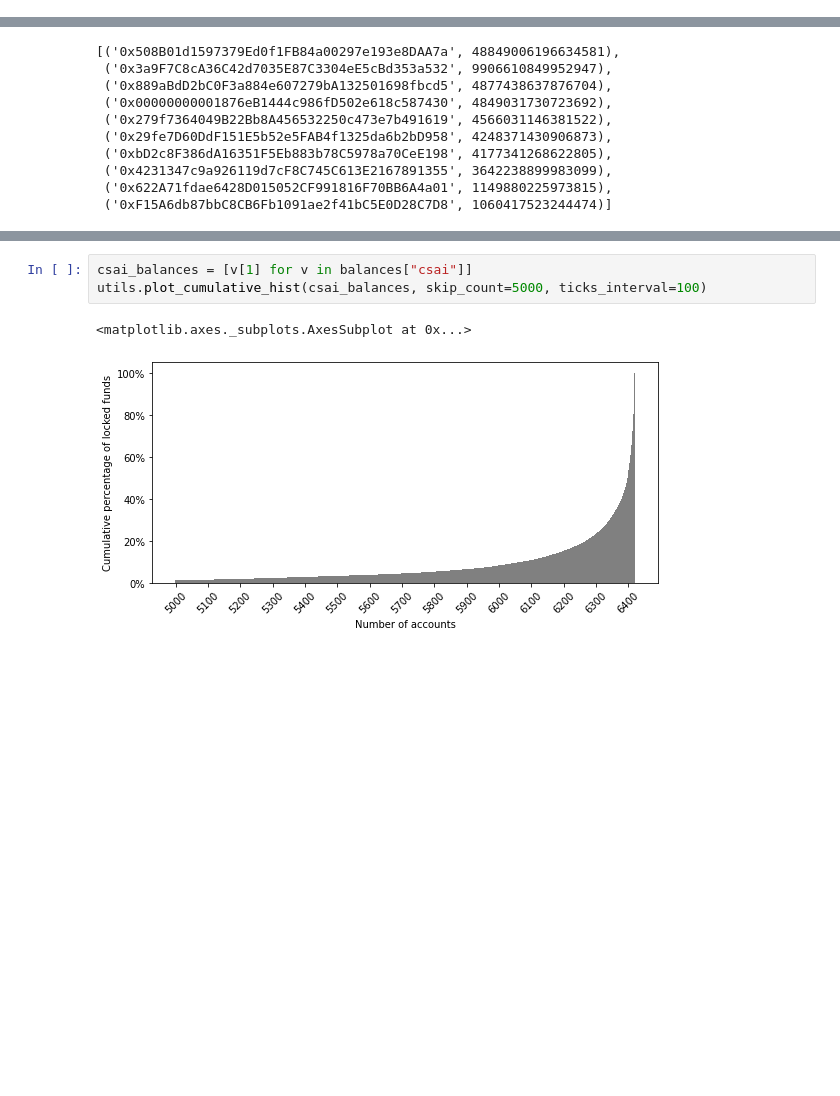
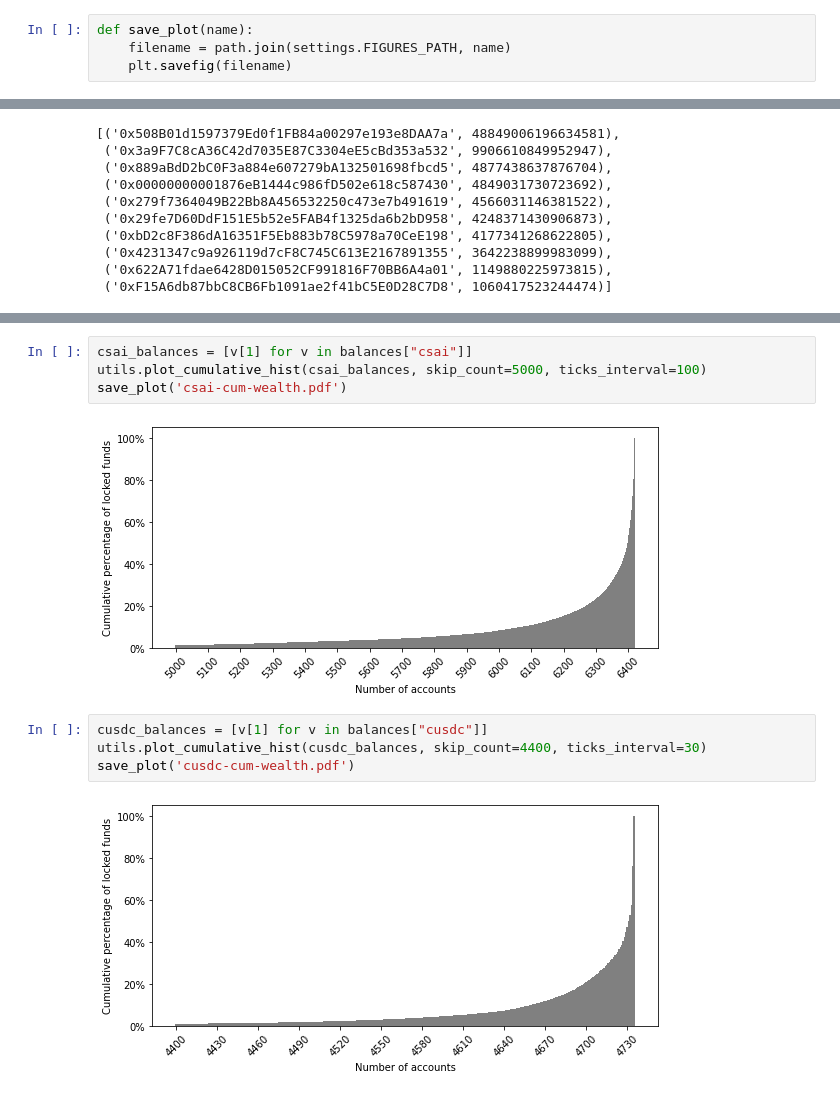
Before and after one commit to danhper/defi-plf-analysis, a Jupyter notebook: notebooks/compound/compound-wealth.ipynb, the cells around one changed output, grey strips where cells are left out. Drawn from its saved outputs; the diff is of its cells as text; blank space fills up the shorter version.

Commit message:
Add cumulated wealth figures

```diff
--- a/notebooks/compound/compound-wealth.ipynb
+++ b/notebooks/compound/compound-wealth.ipynb
@@ -26,6 +27,10 @@ def load_events():
                     continue
                 events.append(event)
     return events
+# %%
+def save_plot(name):
+    filename = path.join(settings.FIGURES_PATH, name)
+    plt.savefig(filename)
 # %%
 def compute_balances():
     balances = {asset: defaultdict(int) for asset in name_to_address}
@@ -92,6 +103,12 @@ utils.plot_cumulative_hist(ceth_balances, skip_count=5000, ticks_interval=40)
 # %%
 csai_balances = [v[1] for v in balances["csai"]]
 utils.plot_cumulative_hist(csai_balances, skip_count=5000, ticks_interval=100)
+save_plot('csai-cum-wealth.pdf')
 # %% [output]
-<matplotlib.axes._subplots.AxesSubplot at 0x...>
 [figure]
+# %%
+cusdc_balances = [v[1] for v in balances["cusdc"]]
+utils.plot_cumulative_hist(cusdc_balances, skip_count=4400, ticks_interval=30)
+save_plot('cusdc-cum-wealth.pdf')
+# %% [output]
+[figure, added]
```
Also changed, not shown: parts of 4 cells of this notebook, 4 other files.
